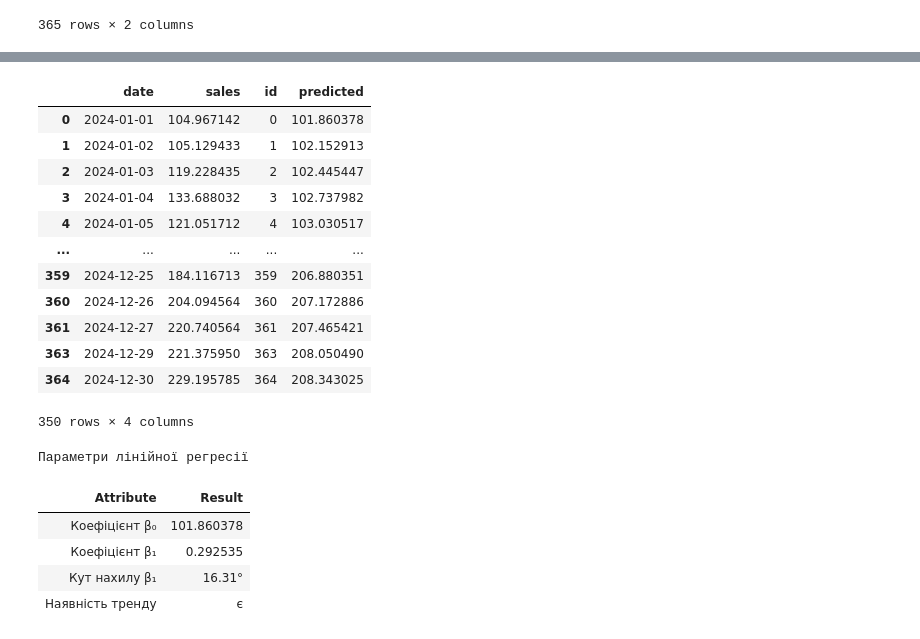
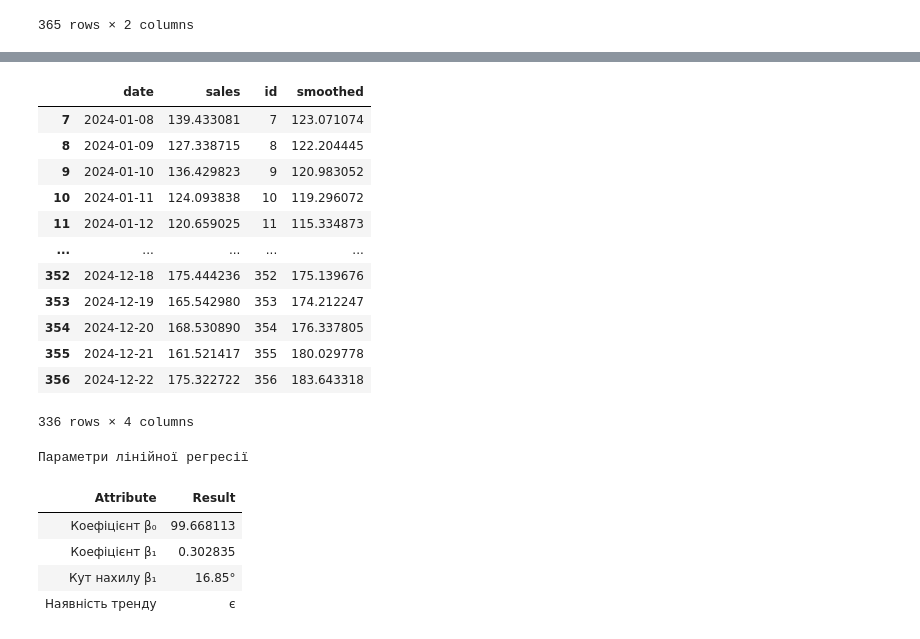
Before and after one commit to BogdanPinchuk/DataScience-PBY_HW15, a Jupyter notebook: Bohdan_Pinchuk_DS_HW15.ipynb, the cells around one changed output, grey strips where cells are left out. Drawn from its saved outputs; the diff is of its cells as text; code cells hidden in the pictures.

```diff
--- a/Bohdan_Pinchuk_DS_HW15.ipynb
+++ b/Bohdan_Pinchuk_DS_HW15.ipynb
@@ -258,7 +257,8 @@ import numpy as np
 from scipy import signal
 
 # Input data
-window_size = 7
+window_size = 14
+trim_size = window_size // 2
 
 # Solution
 temp_df = df.copy()
@@ -267,6 +267,11 @@ temp_df["id"] = temp_df.index
 
 g_fun = np.ones(window_size) / window_size
 f_fun = temp_df["sales"].values
-smoothed_data = signal.fftconvolve(y_left, y_right, mode='same')
+smoothed_data = signal.fftconvolve(f_fun, g_fun, mode='same')
+
+temp_df["smoothed"] = smoothed_data
+# видаляємо некоректні значення по краях, щоб зменшити вплив значень
+temp_df = temp_df.iloc[trim_size:-trim_size]
 
 # Print results
+# display(temp_df)
@@ -276,58 +302,71 @@ smoothed_data = signal.fftconvolve(y_left, y_right, mode='same')
+# %%
+# Аналіз наявності аномалій/викидів
+
+# Input data
+
+# Solution
+
+
+# Print results
+display(temp_df)
+# %% [output]
+|  | date | sales | id | smoothed |
+| 7 | 2024-01-08 | 139.433081 | 7 | 123.071074 |
+| 8 | 2024-01-09 | 127.338715 | 8 | 122.204445 |
+| 9 | 2024-01-10 | 136.429823 | 9 | 120.983052 |
+| 10 | 2024-01-11 | 124.093838 | 10 | 119.296072 |
+| 11 | 2024-01-12 | 120.659025 | 11 | 115.334873 |
+| ... | ... | ... | ... | ... |
+| 352 | 2024-12-18 | 175.444236 | 352 | 175.139676 |
+| 353 | 2024-12-19 | 165.542980 | 353 | 174.212247 |
+| 354 | 2024-12-20 | 168.530890 | 354 | 176.337805 |
+| 355 | 2024-12-21 | 161.521417 | 355 | 180.029778 |
+| 356 | 2024-12-22 | 175.322722 | 356 | 183.643318 |
+336 rows × 4 columns
 # %%
 # Аналіз наявності тренду
 
 import apps.reporter as rpt
 from sklearn.linear_model import LinearRegression
 
 # Input data
-rng_seed = 42
 
 # Solution
-temp_df = df.copy()
-temp_df.dropna(inplace=True)
-temp_df["id"] = temp_df.index
-
 X_data = temp_df["id"].values.reshape(-1, 1)
-Y_data = temp_df["sales"].values.reshape(-1, 1)
+Y_data = temp_df["smoothed"].values.reshape(-1, 1)
 
 model_line = LinearRegression()
 model_line.fit(X_data, Y_data)
 beta0 = model_line.intercept_
 beta1 = model_line.coef_[0]
 beta1_deg = np.rad2deg(np.arctan(beta1))
 
 Y_pred = model_line.predict(X_data)
 temp_df["predicted"] = Y_pred
 
 rp = rpt.Reporter()
 rp.tolerance = 2
 rp.add_item("Коефіцієнт β₀", f"{beta0.item(0):.6f}")
 rp.add_item("Коефіцієнт β₁", f"{beta1.item(0):.6f}")
 rp.add_item("Кут нахилу β₁", f"{beta1_deg.item(0):.2f}°")
 rp.add_item("Наявність тренду", 'є' if beta0 > 0 else 'немає')
 
+temp_df = df.copy()
+temp_df["id"] = temp_df.index
+
+X_data = temp_df["id"].values.reshape(-1, 1)
+Y_pred = model_line.predict(X_data)
+temp_df["predicted"] = Y_pred
+
 # Print results
 rp.print_pd_report("Параметри лінійної регресії")
 # %% [output]
+Параметри лінійної регресії
-|  | date | sales | id | predicted |
-| 0 | 2024-01-01 | 104.967142 | 0 | 101.860378 |
-| 1 | 2024-01-02 | 105.129433 | 1 | 102.152913 |
-| 2 | 2024-01-03 | 119.228435 | 2 | 102.445447 |
-| 3 | 2024-01-04 | 133.688032 | 3 | 102.737982 |
-| 4 | 2024-01-05 | 121.051712 | 4 | 103.030517 |
-| ... | ... | ... | ... | ... |
-| 359 | 2024-12-25 | 184.116713 | 359 | 206.880351 |
-| 360 | 2024-12-26 | 204.094564 | 360 | 207.172886 |
-| 361 | 2024-12-27 | 220.740564 | 361 | 207.465421 |
-| 363 | 2024-12-29 | 221.375950 | 363 | 208.050490 |
-| 364 | 2024-12-30 | 229.195785 | 364 | 208.343025 |
+| Attribute | Result |
+| Коефіцієнт β₀ | 99.668113 |
+| Коефіцієнт β₁ | 0.302835 |
+| Кут нахилу β₁ | 16.85° |
+| Наявність тренду | є |
-350 rows × 4 columns
-Параметри лінійної регресії
-| Attribute | Result |
-| Коефіцієнт β₀ | 101.860378 |
-| Коефіцієнт β₁ | 0.292535 |
-| Кут нахилу β₁ | 16.31° |
-| Наявність тренду | є |
 # %%
 # Graphic results
 
```
Also changed, not shown: parts of 6 cells of this notebook.
